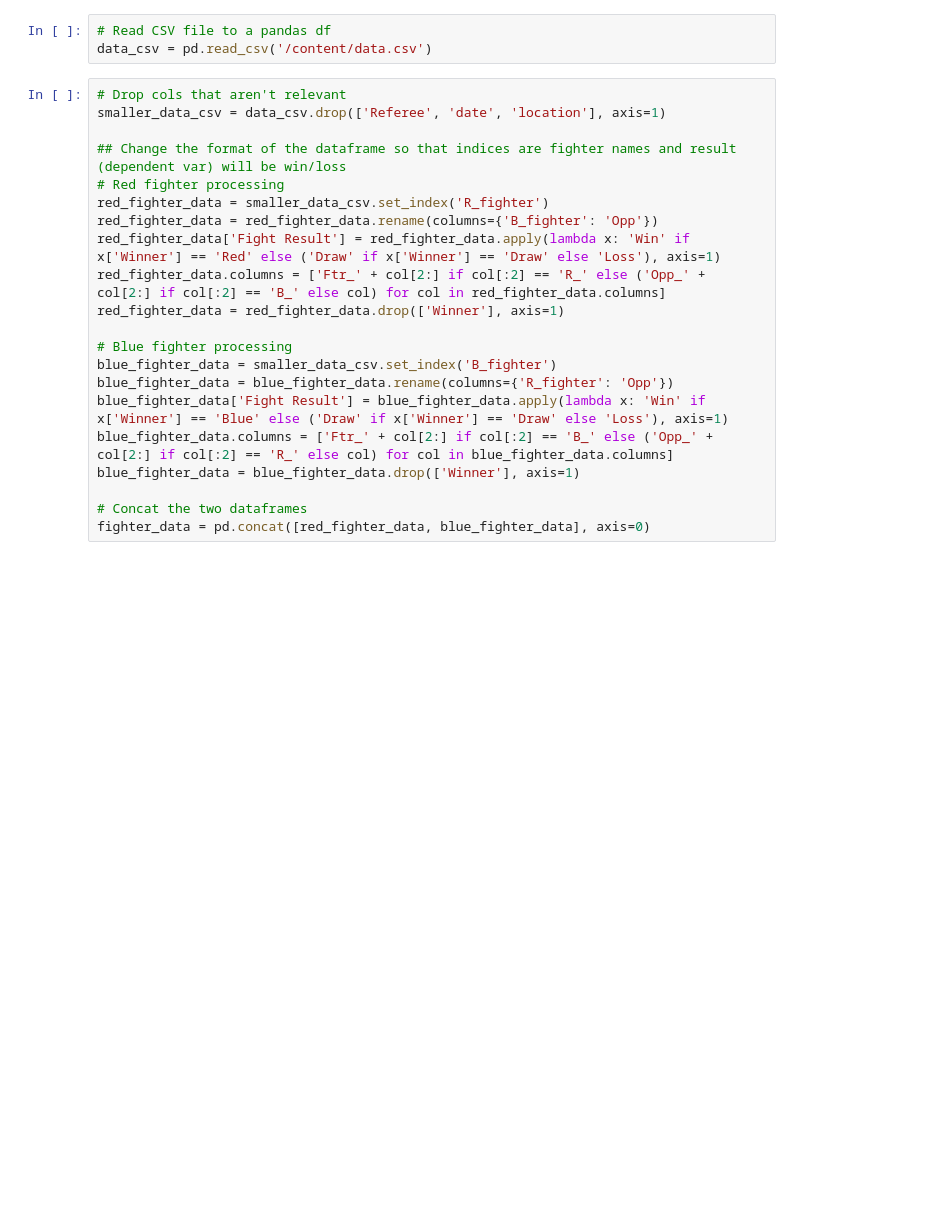
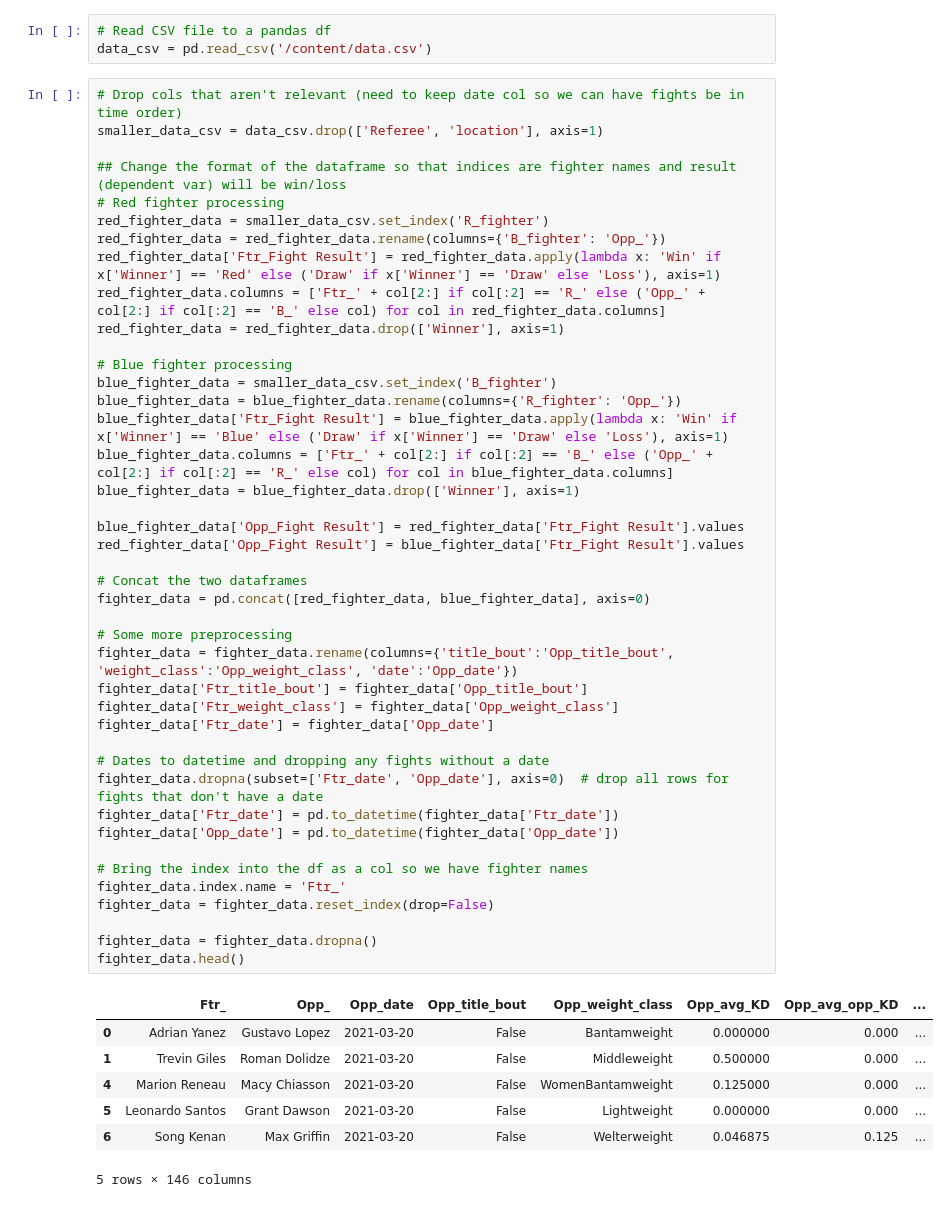
Before and after one commit to DManiscalco/MMA-Matchups, a Jupyter notebook: MMA_Matchups.ipynb, the cells around one changed output. Cells and saved outputs as stored; diff of their text form; blank space fills up the shorter version.

```diff
--- a/MMA_Matchups.ipynb
+++ b/MMA_Matchups.ipynb
@@ -209,23 +216,52 @@ data.csv  preprocessed_data.csv  raw_fighter_details.csv  raw_total_fight_data.c
 # Read CSV file to a pandas df
 data_csv = pd.read_csv('/content/data.csv')
 # %%
-# Drop cols that aren't relevant
-smaller_data_csv = data_csv.drop(['Referee', 'date', 'location'], axis=1)
+# Drop cols that aren't relevant (need to keep date col so we can have fights be in time order)
+smaller_data_csv = data_csv.drop(['Referee', 'location'], axis=1)
 
 ## Change the format of the dataframe so that indices are fighter names and result (dependent var) will be win/loss
 # Red fighter processing
 red_fighter_data = smaller_data_csv.set_index('R_fighter')
-red_fighter_data = red_fighter_data.rename(columns={'B_fighter': 'Opp'})
-red_fighter_data['Fight Result'] = red_fighter_data.apply(lambda x: 'Win' if x['Winner'] == 'Red' else ('Draw' if x['Winner'] == 'Draw' else 'Loss'), axis=1)
+red_fighter_data = red_fighter_data.rename(columns={'B_fighter': 'Opp_'})
+red_fighter_data['Ftr_Fight Result'] = red_fighter_data.apply(lambda x: 'Win' if x['Winner'] == 'Red' else ('Draw' if x['Winner'] == 'Draw' else 'Loss'), axis=1)
 red_fighter_data.columns = ['Ftr_' + col[2:] if col[:2] == 'R_' else ('Opp_' + col[2:] if col[:2] == 'B_' else col) for col in red_fighter_data.columns]
 red_fighter_data = red_fighter_data.drop(['Winner'], axis=1)
 
 # Blue fighter processing
 blue_fighter_data = smaller_data_csv.set_index('B_fighter')
-blue_fighter_data = blue_fighter_data.rename(columns={'R_fighter': 'Opp'})
-blue_fighter_data['Fight Result'] = blue_fighter_data.apply(lambda x: 'Win' if x['Winner'] == 'Blue' else ('Draw' if x['Winner'] == 'Draw' else 'Loss'), axis=1)
+blue_fighter_data = blue_fighter_data.rename(columns={'R_fighter': 'Opp_'})
+blue_fighter_data['Ftr_Fight Result'] = blue_fighter_data.apply(lambda x: 'Win' if x['Winner'] == 'Blue' else ('Draw' if x['Winner'] == 'Draw' else 'Loss'), axis=1)
 blue_fighter_data.columns = ['Ftr_' + col[2:] if col[:2] == 'B_' else ('Opp_' + col[2:] if col[:2] == 'R_' else col) for col in blue_fighter_data.columns]
 blue_fighter_data = blue_fighter_data.drop(['Winner'], axis=1)
 
+blue_fighter_data['Opp_Fight Result'] = red_fighter_data['Ftr_Fight Result'].values
+red_fighter_data['Opp_Fight Result'] = blue_fighter_data['Ftr_Fight Result'].values
+
 # Concat the two dataframes
 fighter_data = pd.concat([red_fighter_data, blue_fighter_data], axis=0)
+
+# Some more preprocessing
+fighter_data = fighter_data.rename(columns={'title_bout':'Opp_title_bout', 'weight_class':'Opp_weight_class', 'date':'Opp_date'})
+fighter_data['Ftr_title_bout'] = fighter_data['Opp_title_bout']
+fighter_data['Ftr_weight_class'] = fighter_data['Opp_weight_class']
+fighter_data['Ftr_date'] = fighter_data['Opp_date']
+
+# Dates to datetime and dropping any fights without a date
+fighter_data.dropna(subset=['Ftr_date', 'Opp_date'], axis=0)  # drop all rows for fights that don't have a date
+fighter_data['Ftr_date'] = pd.to_datetime(fighter_data['Ftr_date'])
+fighter_data['Opp_date'] = pd.to_datetime(fighter_data['Opp_date'])
+
+# Bring the index into the df as a col so we have fighter names
+fighter_data.index.name = 'Ftr_'
+fighter_data = fighter_data.reset_index(drop=False)
+
+fighter_data = fighter_data.dropna()
+fighter_data.head()
+# %% [output]
+|  | Ftr_ | Opp_ | Opp_date | Opp_title_bout | Opp_weight_class | Opp_avg_KD | Opp_avg_opp_KD | ... |
+| 0 | Adrian Yanez | Gustavo Lopez | 2021-03-20 | False | Bantamweight | 0.000000 | 0.000 | ... |
+| 1 | Trevin Giles | Roman Dolidze | 2021-03-20 | False | Middleweight | 0.500000 | 0.000 | ... |
+| 4 | Marion Reneau | Macy Chiasson | 2021-03-20 | False | WomenBantamweight | 0.125000 | 0.000 | ... |
+| 5 | Leonardo Santos | Grant Dawson | 2021-03-20 | False | Lightweight | 0.000000 | 0.000 | ... |
+| 6 | Song Kenan | Max Griffin | 2021-03-20 | False | Welterweight | 0.046875 | 0.125 | ... |
+5 rows × 146 columns
```
Also changed, not shown: parts of 13 cells of this notebook.
